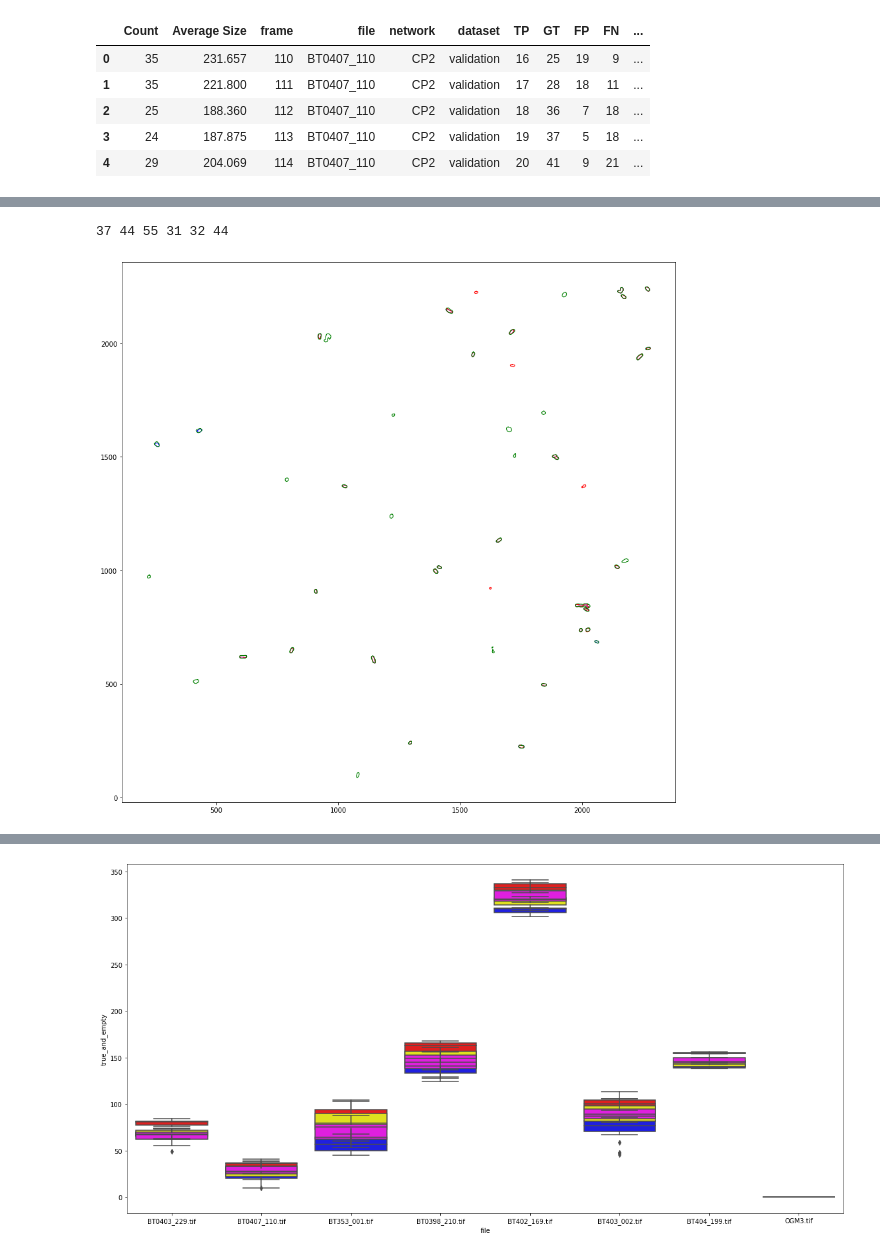
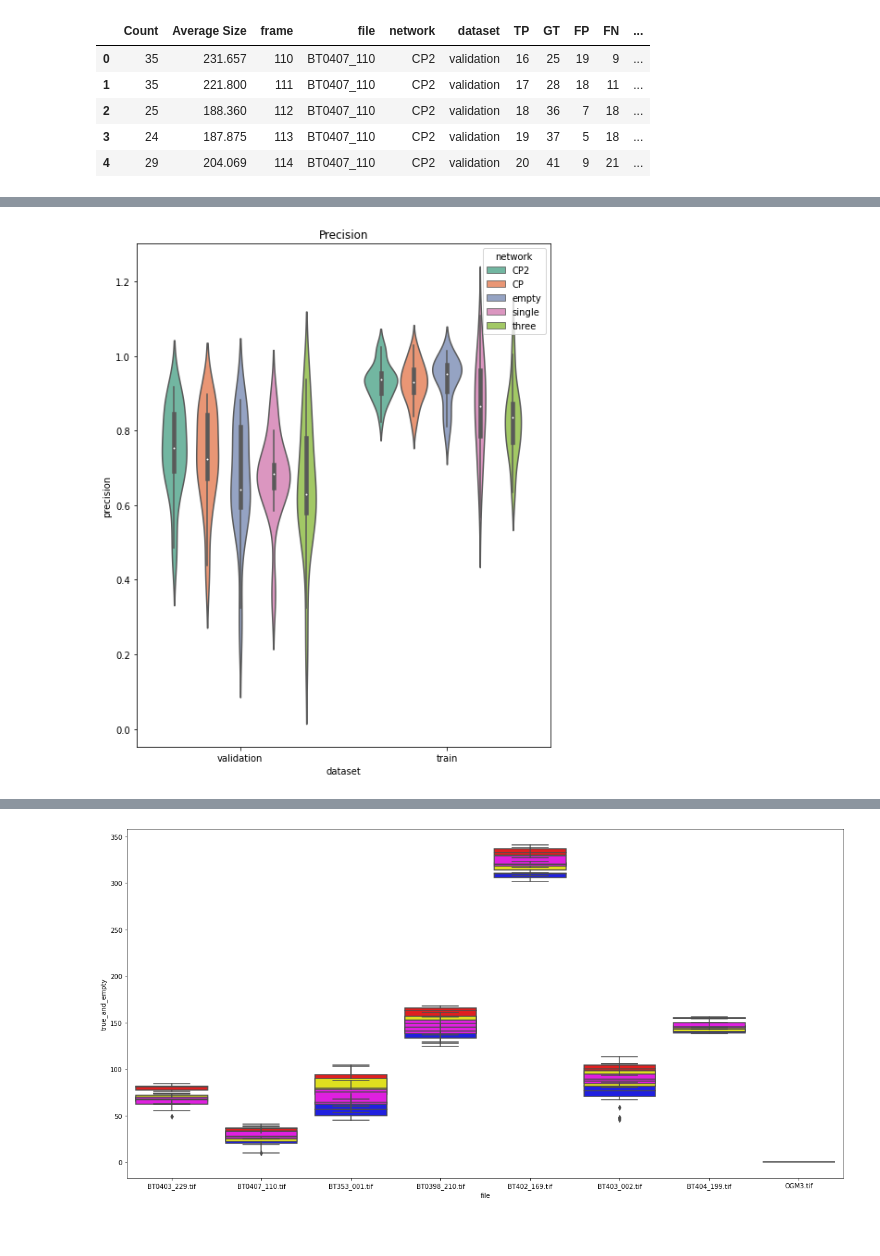
Before and after one commit to Oftatkofta/BactUnet, a Jupyter notebook: all_network_count_compare.ipynb, the cells around one changed output, grey strips where cells are left out. Cells and saved outputs as stored; diff of their text form; code cells hidden in the pictures.

```diff
--- a/all_network_count_compare.ipynb
+++ b/all_network_count_compare.ipynb
@@ -98,4 +98,5 @@ g3 = sns.violinplot(data=df, x='dataset', y='average_precision', hue='network')
 # %%
+plt.figure(figsize=(8,10))
+g3 = sns.violinplot(data=df, x='dataset',hue='network', y='precision', palette="Set2").set(title='Precision')
 # %% [output]
-37 44 55 31 32 44
-[figure, old version]
+[figure, new version]
```
Also changed, not shown: parts of 8 cells of this notebook, 4 other files.
